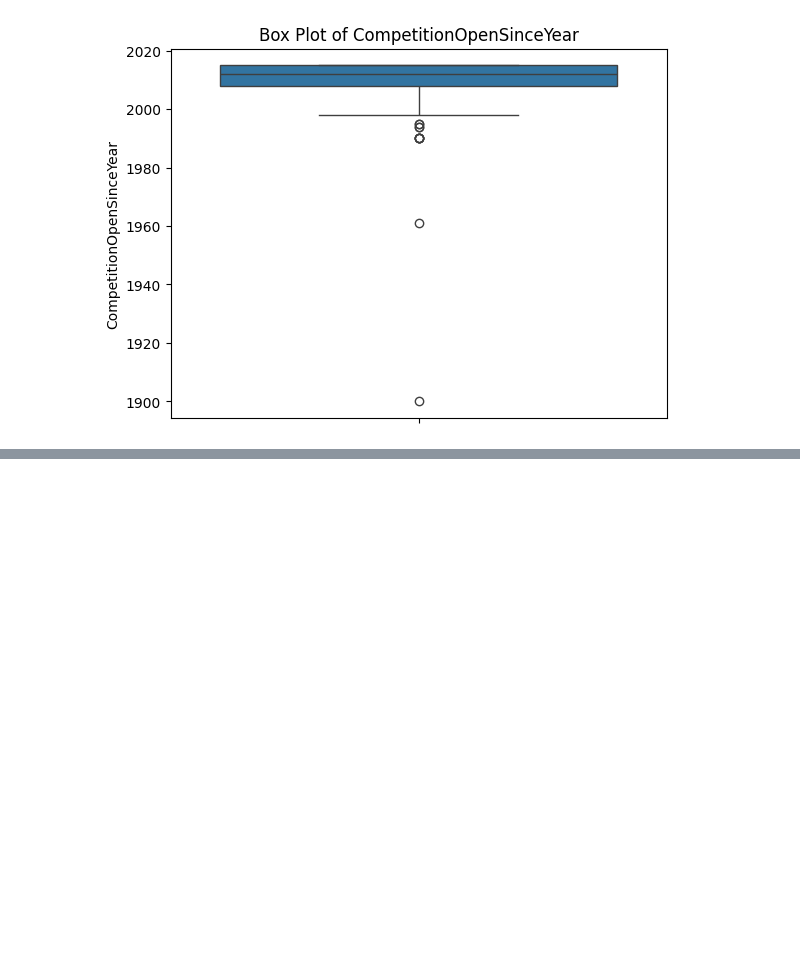
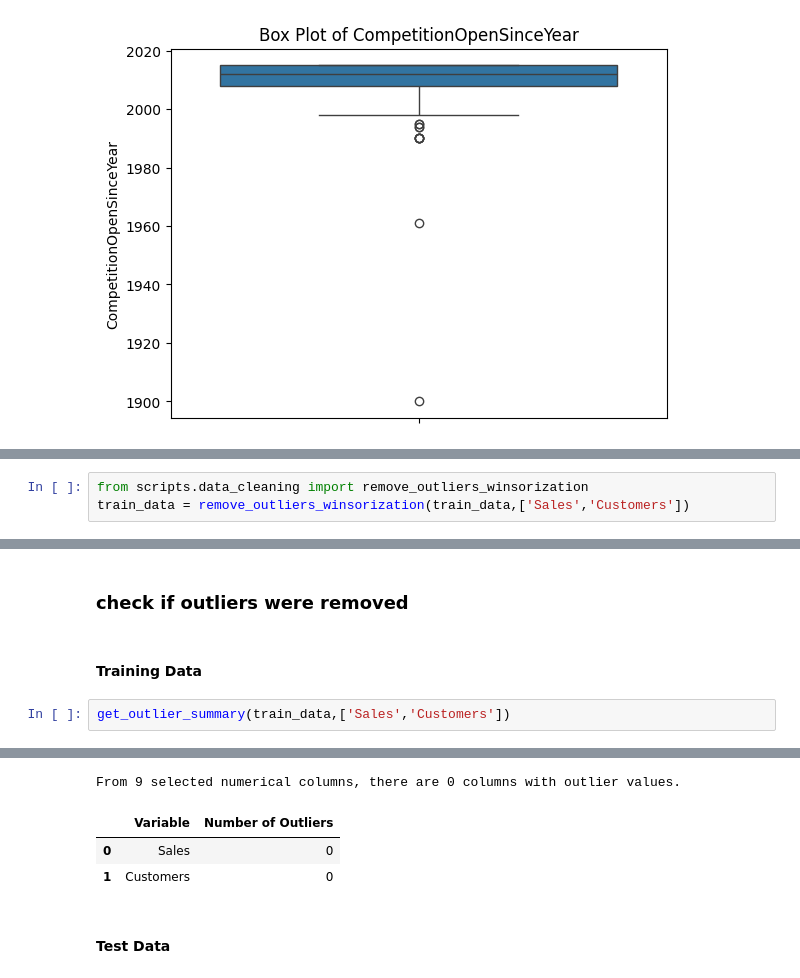
Before and after one commit to hanaDemma/Pharmaceuticals-finance-data-Analysis-week-4, a Jupyter notebook: notebooks/exploratory_analysis.ipynb, the cells around one changed output, grey strips where cells are left out. Drawn from its saved outputs; the diff is of its cells as text; blank space fills up the shorter version.

Commit message:
verify removed outlier

```diff
--- a/notebooks/exploratory_analysis.ipynb
+++ b/notebooks/exploratory_analysis.ipynb
@@ -313,0 +318,3 @@ boxPlotForDetectOutliers(store_data,['CompetitionDistance','CompetitionOpenSince
+# %%
+from scripts.data_cleaning import remove_outliers_winsorization
+train_data = remove_outliers_winsorization(train_data,['Sales','Customers'])
@@ -313,0 +338,7 @@ boxPlotForDetectOutliers(store_data,['CompetitionDistance','CompetitionOpenSince
+# %% [markdown]
+### check if outliers were removed
+# %% [markdown]
+#### Training Data
+# %%
+get_outlier_summary(train_data,['Sales','Customers'])
+# %% [output]
@@ -313,0 +347,6 @@ boxPlotForDetectOutliers(store_data,['CompetitionDistance','CompetitionOpenSince
+From 9 selected numerical columns, there are 0 columns with outlier values.
+|  | Variable | Number of Outliers |
+| 0 | Sales | 0 |
+| 1 | Customers | 0 |
+# %% [markdown]
+#### Test Data
```
Also changed, not shown: parts of 8 cells of this notebook.
